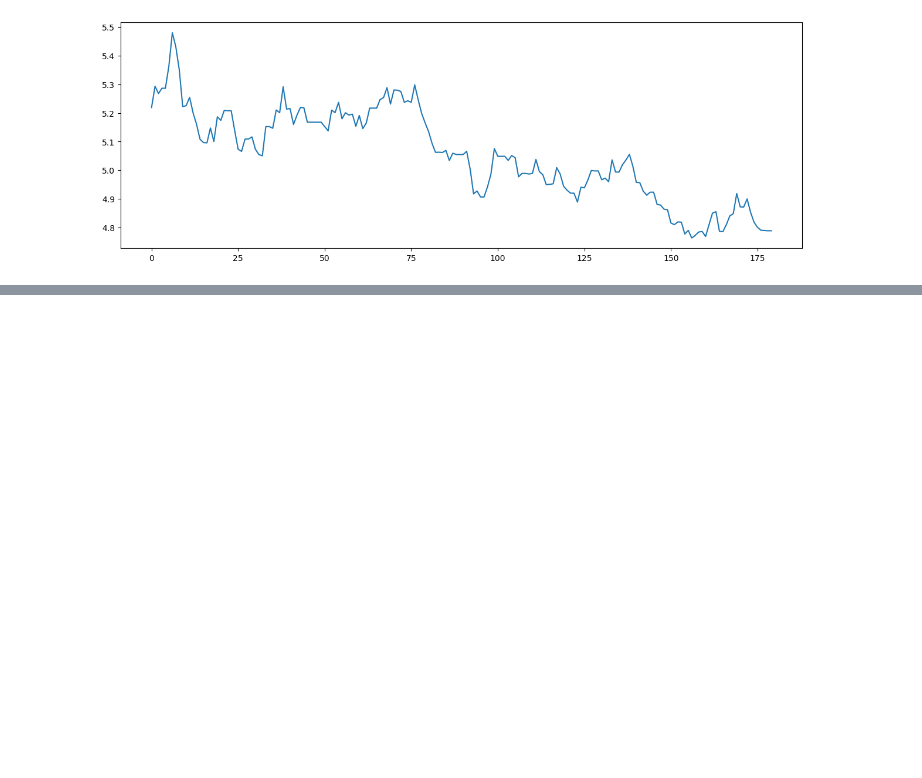
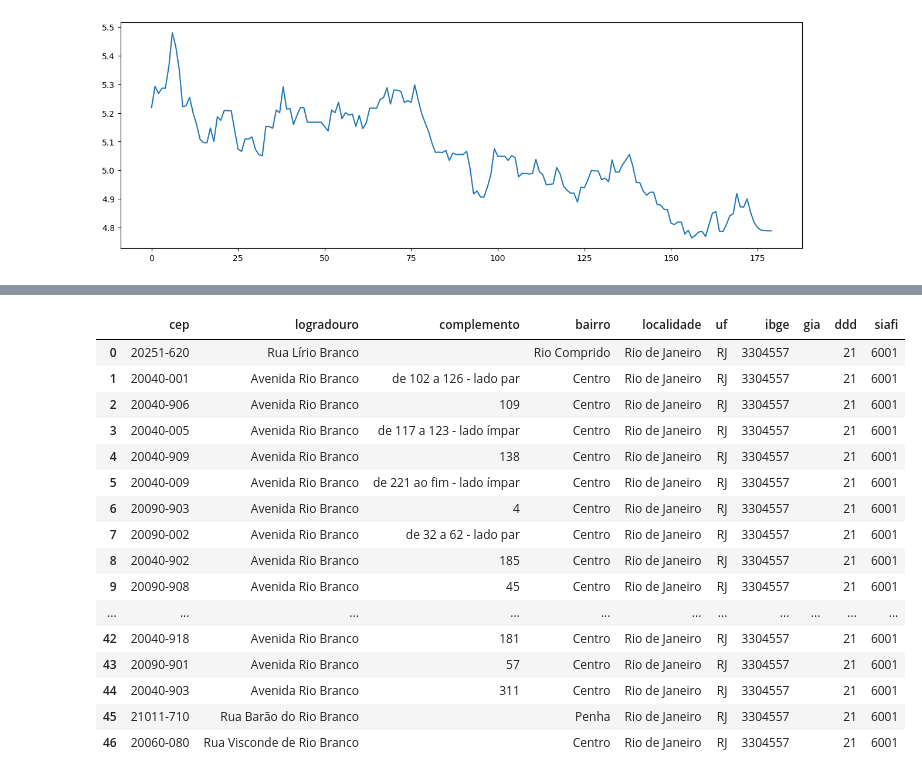
Before and after one commit to Carolinefcg/Python_Fundamentals, a Jupyter notebook: 3.3 Python APIs and JSON files.ipynb, the cells around one changed output, grey strips where cells are left out. Cells and saved outputs as stored; diff of their text form; code cells hidden in the pictures; blank space fills up the shorter version.

```diff
--- a/3.3 Python APIs and JSON files.ipynb
+++ b/3.3 Python APIs and JSON files.ipynb
@@ -99,0 +101,12 @@ else:
+# %%
+uf = "RJ"
+cidade = "Rio de Janeiro"
+endereco = "Rio Branco"
+
+link = f'https://viacep.com.br/ws/{uf}/{cidade}/{endereco}/json/'
+
+requisicao = requests.get(link)
+print(requisicao)
+
+dic_requisicao = requisicao.json()
+pprint.pprint(dic_requisicao[0:3]) # neat way
@@ -99,0 +131,23 @@ else:
+# %%
+import pandas as pd
+
+tabela = pd.DataFrame(dic_requisicao)
+display(tabela)
+# %% [output]
+|  | cep | logradouro | complemento | bairro | localidade | uf | ibge | gia | ddd | siafi |
+| 0 | 20251-620 | Rua Lírio Branco |  | Rio Comprido | Rio de Janeiro | RJ | 3304557 |  | 21 | 6001 |
+| 1 | 20040-001 | Avenida Rio Branco | de 102 a 126 - lado par | Centro | Rio de Janeiro | RJ | 3304557 |  | 21 | 6001 |
+| 2 | 20040-906 | Avenida Rio Branco | 109 | Centro | Rio de Janeiro | RJ | 3304557 |  | 21 | 6001 |
+| 3 | 20040-005 | Avenida Rio Branco | de 117 a 123 - lado ímpar | Centro | Rio de Janeiro | RJ | 3304557 |  | 21 | 6001 |
+| 4 | 20040-909 | Avenida Rio Branco | 138 | Centro | Rio de Janeiro | RJ | 3304557 |  | 21 | 6001 |
+| 5 | 20040-009 | Avenida Rio Branco | de 221 ao fim - lado ímpar | Centro | Rio de Janeiro | RJ | 3304557 |  | 21 | 6001 |
+| 6 | 20090-903 | Avenida Rio Branco | 4 | Centro | Rio de Janeiro | RJ | 3304557 |  | 21 | 6001 |
+| 7 | 20090-002 | Avenida Rio Branco | de 32 a 62 - lado par | Centro | Rio de Janeiro | RJ | 3304557 |  | 21 | 6001 |
+| 8 | 20040-902 | Avenida Rio Branco | 185 | Centro | Rio de Janeiro | RJ | 3304557 |  | 21 | 6001 |
+| 9 | 20090-908 | Avenida Rio Branco | 45 | Centro | Rio de Janeiro | RJ | 3304557 |  | 21 | 6001 |
+| ... | ... | ... | ... | ... | ... | ... | ... | ... | ... | ... |
+| 42 | 20040-918 | Avenida Rio Branco | 181 | Centro | Rio de Janeiro | RJ | 3304557 |  | 21 | 6001 |
+| 43 | 20090-901 | Avenida Rio Branco | 57 | Centro | Rio de Janeiro | RJ | 3304557 |  | 21 | 6001 |
+| 44 | 20040-903 | Avenida Rio Branco | 311 | Centro | Rio de Janeiro | RJ | 3304557 |  | 21 | 6001 |
+| 45 | 21011-710 | Rua Barão do Rio Branco |  | Penha | Rio de Janeiro | RJ | 3304557 |  | 21 | 6001 |
+| 46 | 20060-080 | Rua Visconde de Rio Branco |  | Centro | Rio de Janeiro | RJ | 3304557 |  | 21 | 6001 |
```
Also changed, not shown: parts of 16 cells of this notebook.
